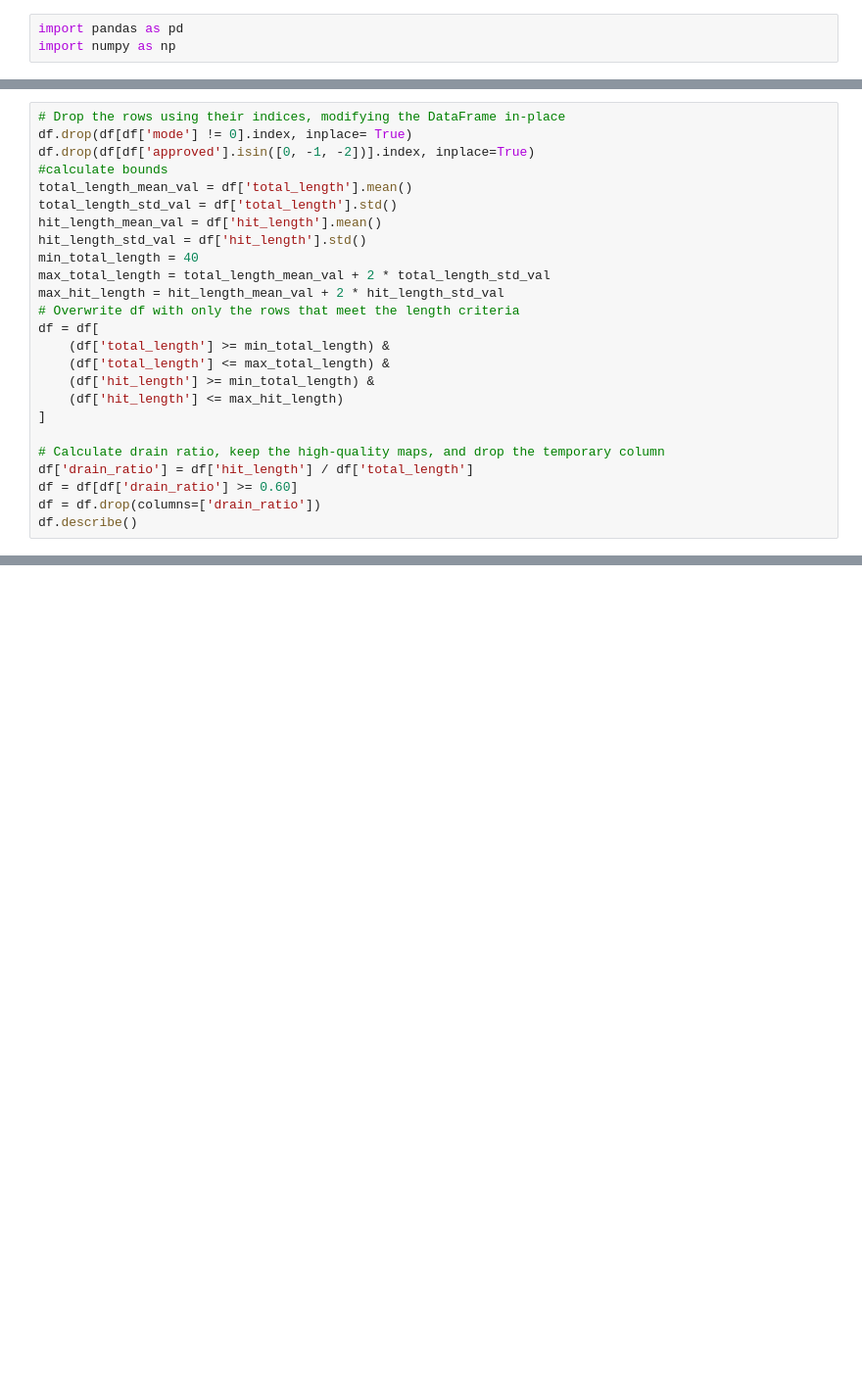
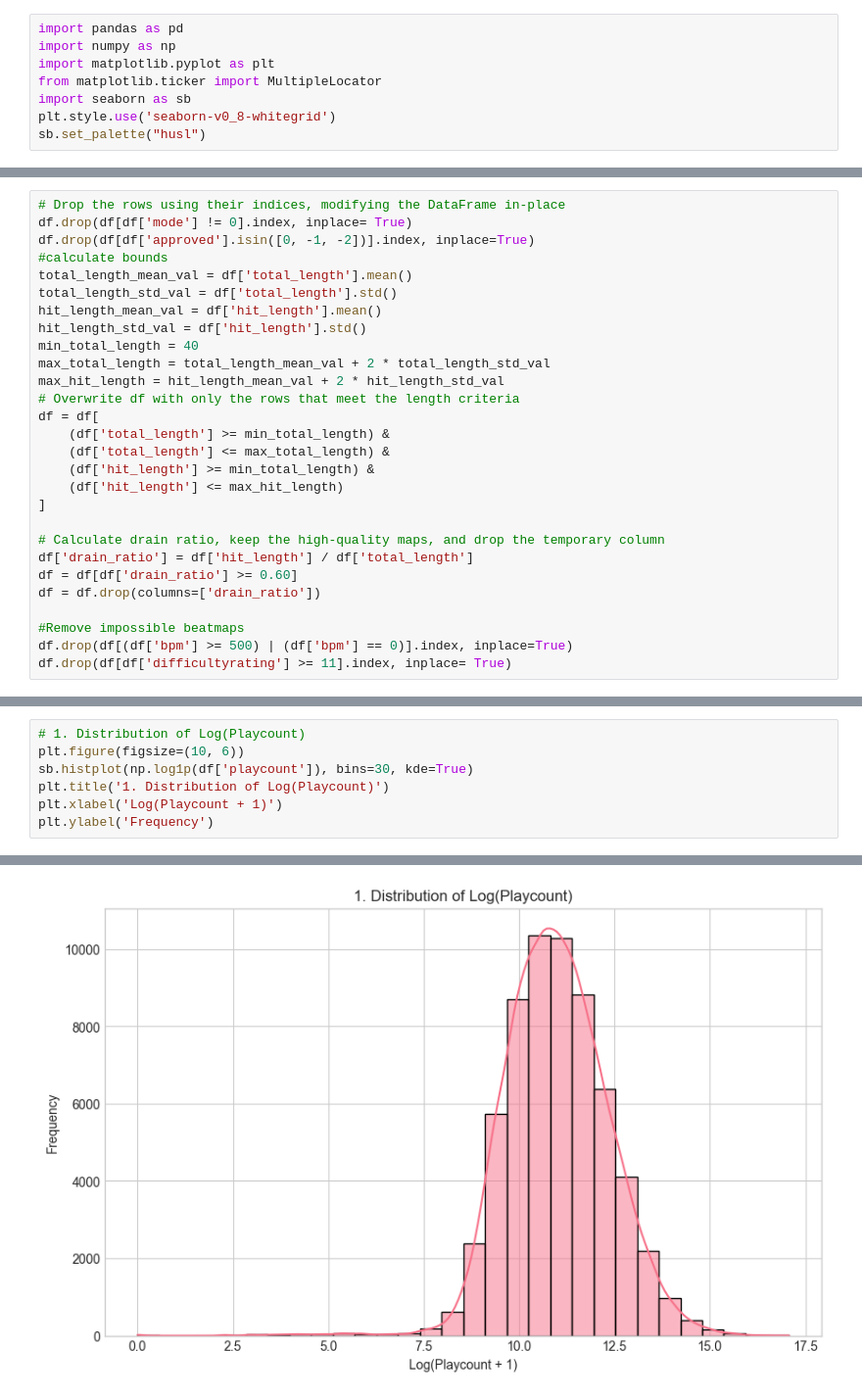
Before and after one commit to rbjunk/Osu-Beatmap-Data-Mining-Project, a Jupyter notebook: analysis.ipynb, the cells around one changed output, grey strips where cells are left out. Shown at 98% size. Saved outputs shown, nothing was run; the diff lists cells and outputs as text; blank space fills up the shorter version.

Commit message:
Develop initial EDA visuals.

```diff
--- a/analysis.ipynb
+++ b/analysis.ipynb
@@ -1,3 +4,8 @@
 # %%
 import pandas as pd
 import numpy as np
+import matplotlib.pyplot as plt
+from matplotlib.ticker import MultipleLocator
+import seaborn as sb
+plt.style.use('seaborn-v0_8-whitegrid')
+sb.set_palette("husl")
@@ -52,4 +49,7 @@ df = df[
 df['drain_ratio'] = df['hit_length'] / df['total_length']
 df = df[df['drain_ratio'] >= 0.60]
 df = df.drop(columns=['drain_ratio'])
-df.describe()
+
+#Remove impossible beatmaps
+df.drop(df[(df['bpm'] >= 500) | (df['bpm'] == 0)].index, inplace=True)
+df.drop(df[df['difficultyrating'] >= 11].index, inplace= True)
@@ -65,0 +75,8 @@ df.describe()
+# %%
+# 1. Distribution of Log(Playcount)
+plt.figure(figsize=(10, 6))
+sb.histplot(np.log1p(df['playcount']), bins=30, kde=True)
+plt.title('1. Distribution of Log(Playcount)')
+plt.xlabel('Log(Playcount + 1)')
+plt.ylabel('Frequency')
+# %% [output]
@@ -65,0 +84 @@ df.describe()
+[figure, added]
```
Also changed, not shown: parts of 14 cells of this notebook, 1 other file.
